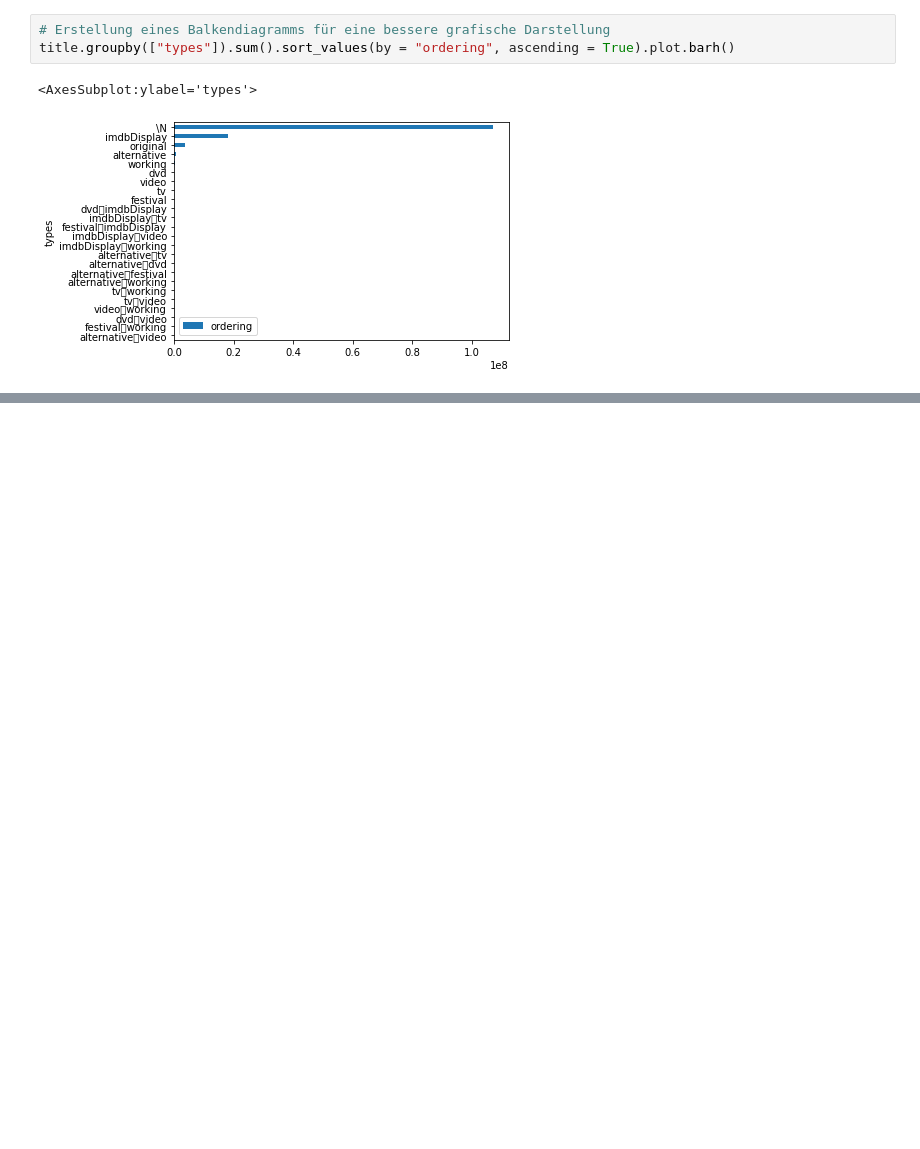
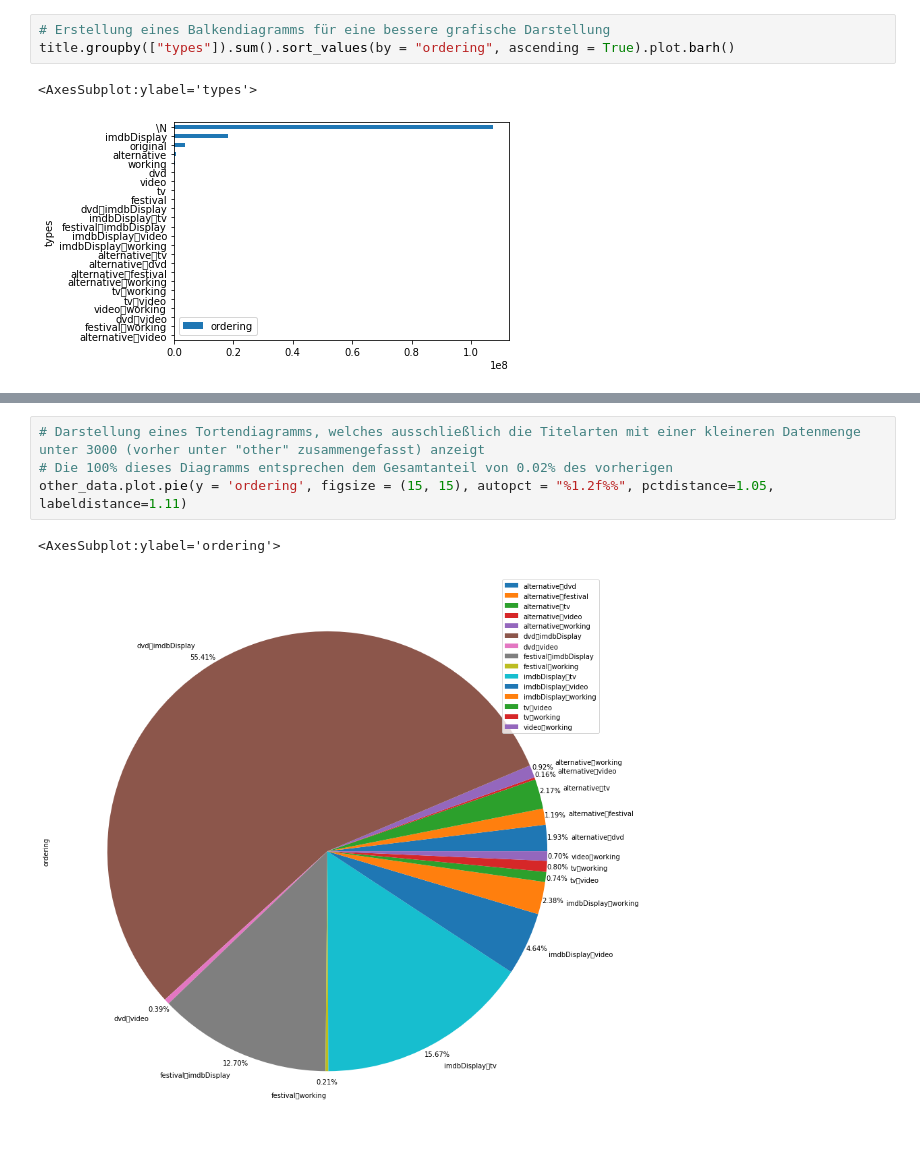
Before and after one commit to JosiNeust/2022-BDK6.5.3-P3_Guppe_6, a Jupyter notebook: Frage_1.ipynb, the cells around one changed output, grey strips where cells are left out. Cells and saved outputs as stored; diff of their text form; blank space fills up the shorter version.

```diff
--- a/Frage_1.ipynb
+++ b/Frage_1.ipynb
@@ -97,0 +122,7 @@ title.groupby(["types"]).sum().sort_values(by = "ordering", ascending = True).pl
+# %%
+# Darstellung eines Tortendiagramms, welches ausschließlich die Titelarten mit einer kleineren Datenmenge unter 3000 (vorher unter "other" zusammengefasst) anzeigt
+# Die 100% dieses Diagramms entsprechen dem Gesamtanteil von 0.02% des vorherigen
+other_data.plot.pie(y = 'ordering', figsize = (15, 15), autopct = "%1.2f%%", pctdistance=1.05, labeldistance=1.11)
+# %% [output]
+<AxesSubplot:ylabel='ordering'>
+[figure, added]
```
Also changed, not shown: parts of 5 cells of this notebook.
